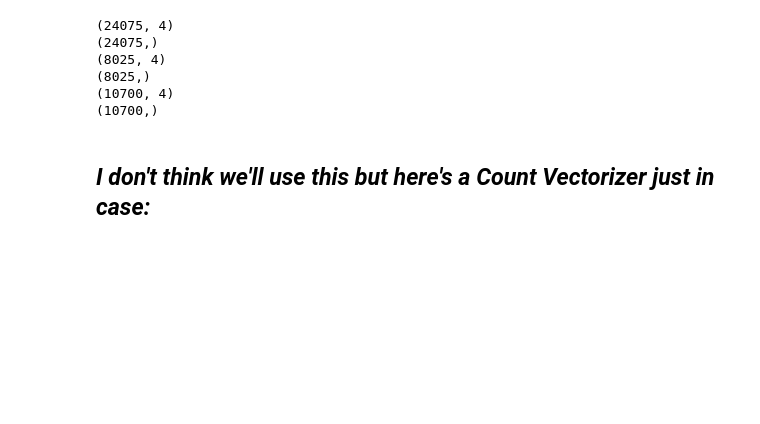
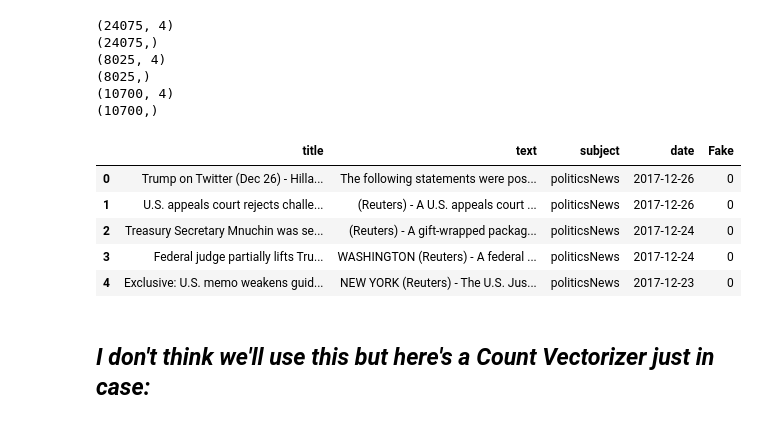
Before and after one commit to StephenSpicer/News_Parsing_DS23_unit02, a Jupyter notebook: unit02/secondworkup.ipynb, the cells around one changed output. Drawn from its saved outputs; the diff is of its cells as text; code cells hidden in the pictures; blank space fills up the shorter version.

```diff
--- a/unit02/secondworkup.ipynb
+++ b/unit02/secondworkup.ipynb
@@ -207,6 +207,15 @@ print(y_test.shape)
 (10700,)
 # %%
 # Wonderful. All variables should be set up the right way... but I will still check in with someone about whether I did this right.
+# %%
+df_joined.head()
+# %% [output]
+|  | title | text | subject | date | Fake |
+| 0 | Trump on Twitter (Dec 26) - Hilla... | The following statements were pos... | politicsNews | 2017-12-26 | 0 |
+| 1 | U.S. appeals court rejects challe... | (Reuters) - A U.S. appeals court ... | politicsNews | 2017-12-26 | 0 |
+| 2 | Treasury Secretary Mnuchin was se... | (Reuters) - A gift-wrapped packag... | politicsNews | 2017-12-24 | 0 |
+| 3 | Federal judge partially lifts Tru... | WASHINGTON (Reuters) - A federal ... | politicsNews | 2017-12-24 | 0 |
+| 4 | Exclusive: U.S. memo weakens guid... | NEW YORK (Reuters) - The U.S. Jus... | politicsNews | 2017-12-23 | 0 |
 # %% [markdown]
 ## *I don't think we'll use this but here's a Count Vectorizer just in case:*
 # %%
```
Also changed, not shown: parts of 8 cells of this notebook.
